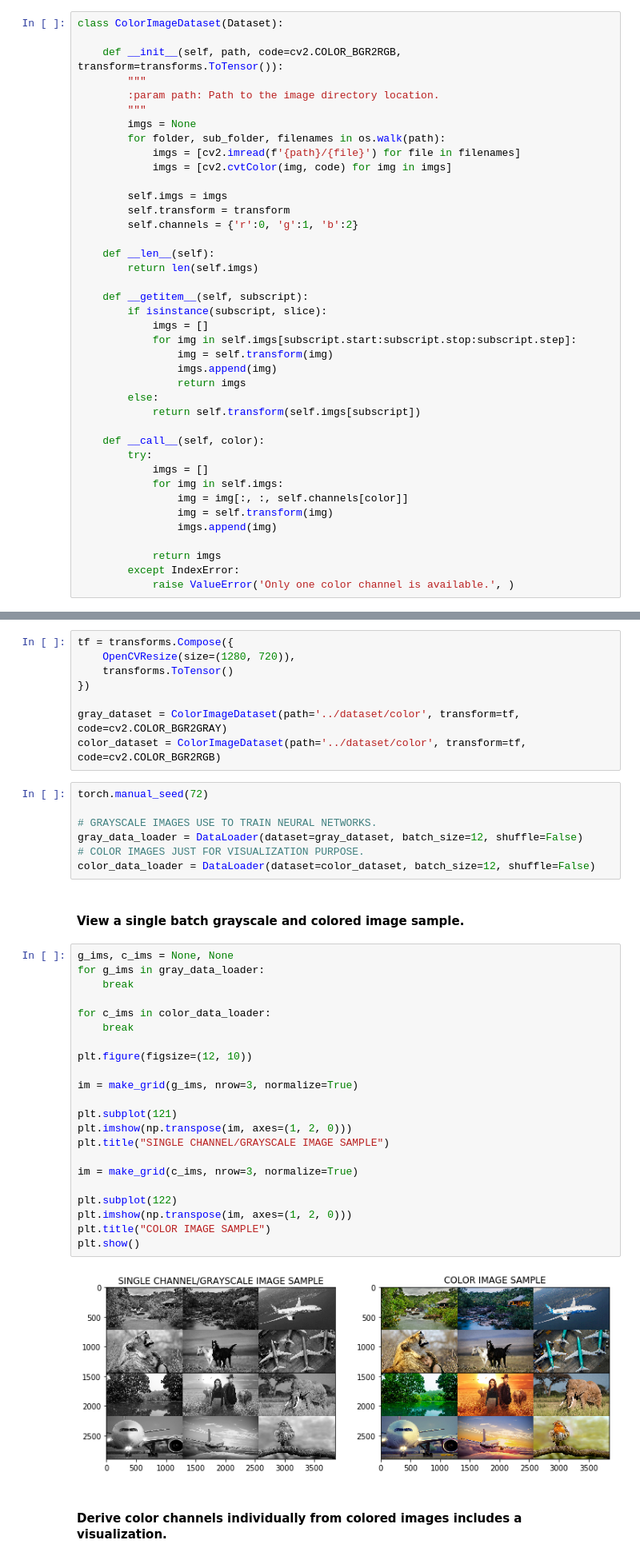
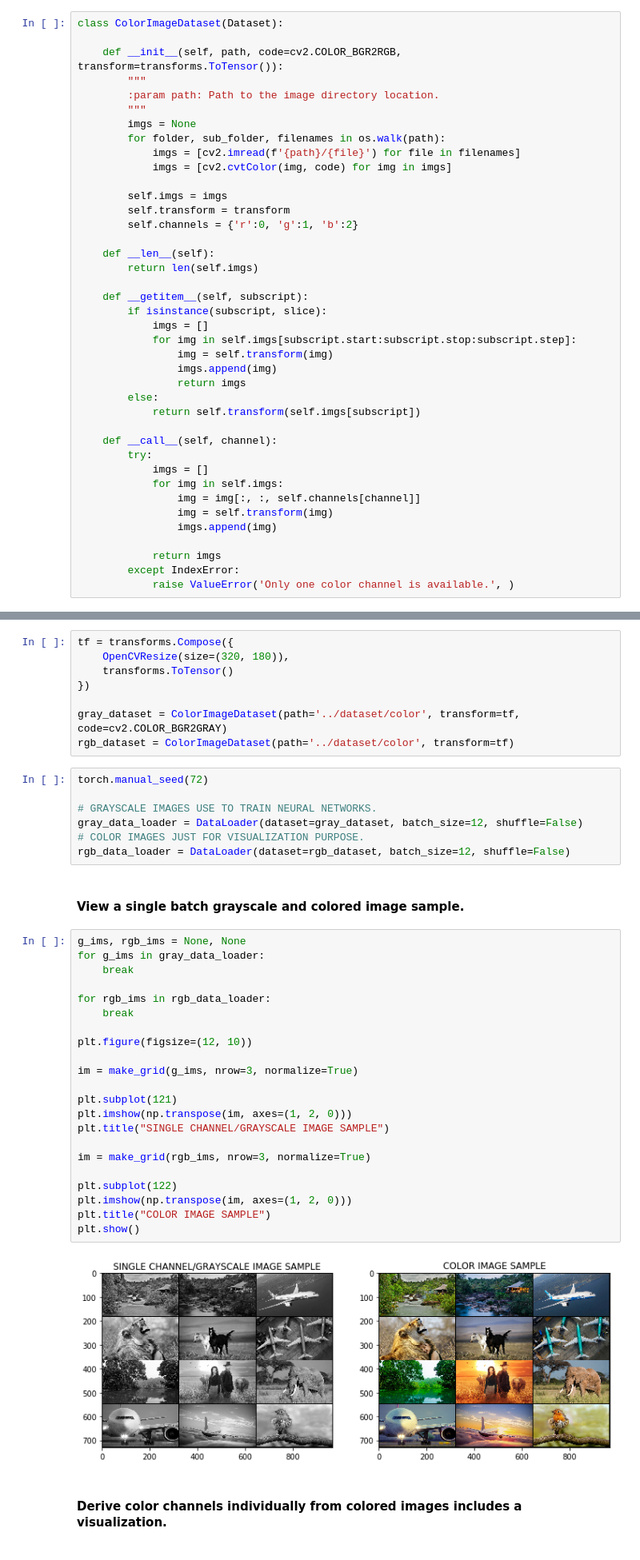
Before and after one commit to sachithdickwella/computervision-pytorch, a Jupyter notebook: src/gray_to_color.ipynb, the cells around one changed output, grey strips where cells are left out. Shown at 80% size. Cells and saved outputs as stored; diff of their text form.

```diff
--- a/src/gray_to_color.ipynb
+++ b/src/gray_to_color.ipynb
@@ -40,11 +41,11 @@ class ColorImageDataset(Dataset):
         else:
             return self.transform(self.imgs[subscript])
 
-    def __call__(self, color):
+    def __call__(self, channel):
         try:
             imgs = []
             for img in self.imgs:
-                img = img[:, :, self.channels[color]]
+                img = img[:, :, self.channels[channel]]
                 img = self.transform(img)
                 imgs.append(img)
 
@@ -65,44 +66,44 @@ class OpenCVResize(object):
 # %%
 tf = transforms.Compose({
-    OpenCVResize(size=(1280, 720)),
+    OpenCVResize(size=(320, 180)),
     transforms.ToTensor()
 })
 
 gray_dataset = ColorImageDataset(path='../dataset/color', transform=tf, code=cv2.COLOR_BGR2GRAY)
-color_dataset = ColorImageDataset(path='../dataset/color', transform=tf, code=cv2.COLOR_BGR2RGB)
+rgb_dataset = ColorImageDataset(path='../dataset/color', transform=tf)
 # %%
 torch.manual_seed(72)
 
 # GRAYSCALE IMAGES USE TO TRAIN NEURAL NETWORKS.
 gray_data_loader = DataLoader(dataset=gray_dataset, batch_size=12, shuffle=False)
 # COLOR IMAGES JUST FOR VISUALIZATION PURPOSE.
-color_data_loader = DataLoader(dataset=color_dataset, batch_size=12, shuffle=False)
+rgb_data_loader = DataLoader(dataset=rgb_dataset, batch_size=12, shuffle=False)
 # %% [markdown]
 #### View a single batch grayscale and colored image sample.
 # %%
-g_ims, c_ims = None, None
+g_ims, rgb_ims = None, None
 for g_ims in gray_data_loader:
     break
 
-for c_ims in color_data_loader:
+for rgb_ims in rgb_data_loader:
     break
 
 plt.figure(figsize=(12, 10))
 
 im = make_grid(g_ims, nrow=3, normalize=True)
 
 plt.subplot(121)
 plt.imshow(np.transpose(im, axes=(1, 2, 0)))
 plt.title("SINGLE CHANNEL/GRAYSCALE IMAGE SAMPLE")
 
-im = make_grid(c_ims, nrow=3, normalize=True)
+im = make_grid(rgb_ims, nrow=3, normalize=True)
 
 plt.subplot(122)
 plt.imshow(np.transpose(im, axes=(1, 2, 0)))
 plt.title("COLOR IMAGE SAMPLE")
 plt.show()
 # %% [output]
-[figure, old version]
+[figure, new version]
 # %% [markdown]
 #### Derive color channels individually from colored images includes a visualization.
 # %%
```
Also changed, not shown: parts of 17 cells of this notebook.
